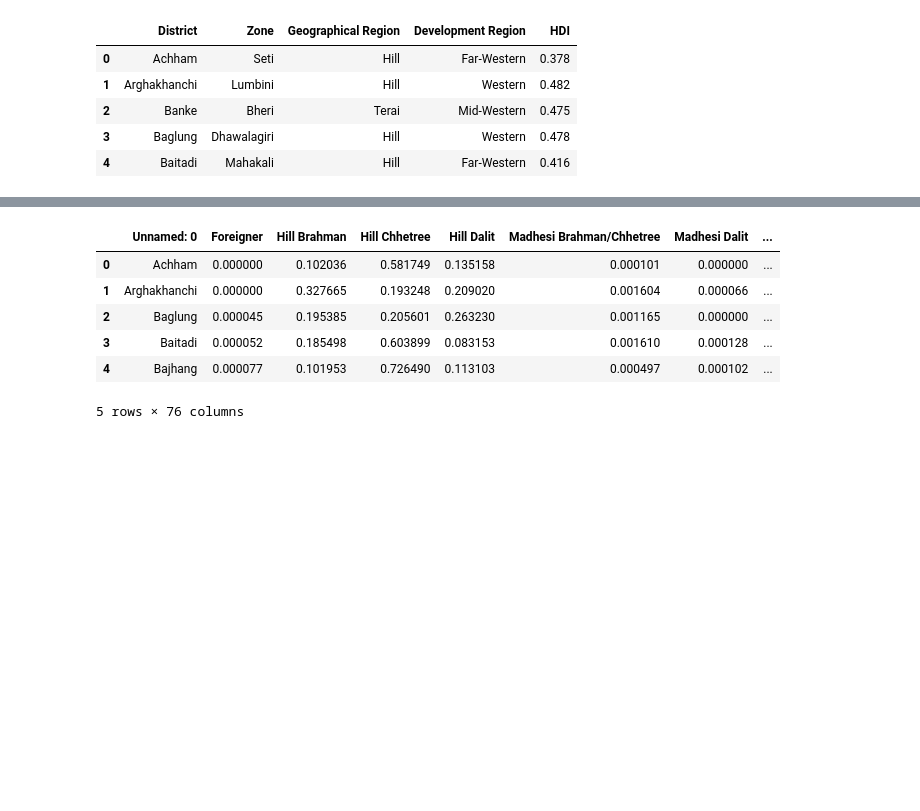
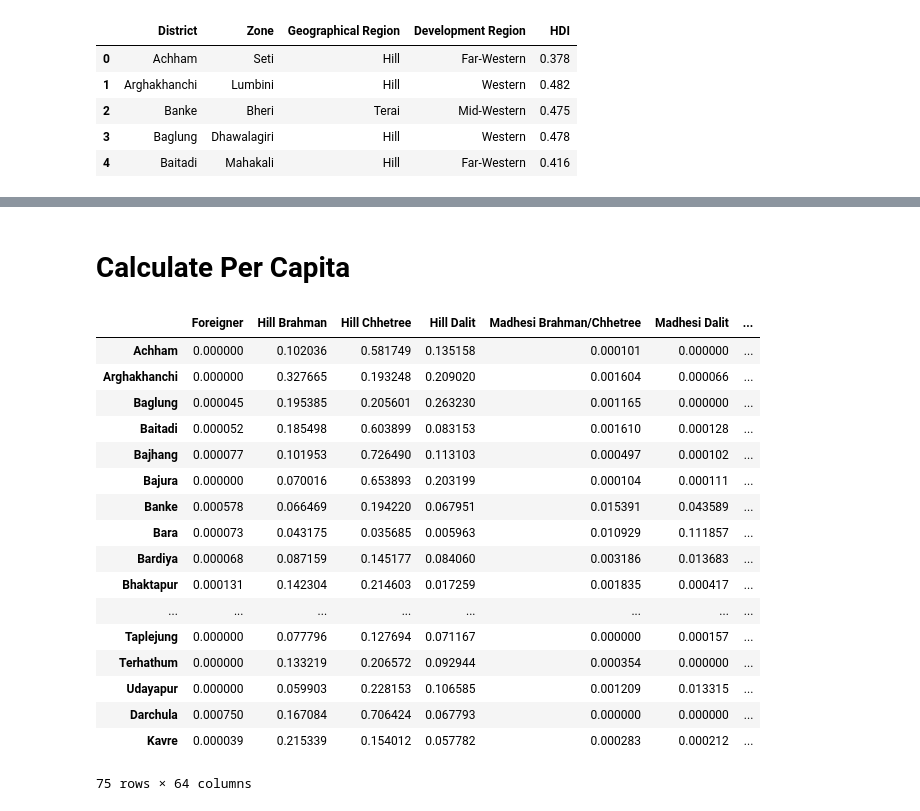
Before and after one commit to jvani/ML_Nepal, a Jupyter notebook: 01DataMunging.ipynb, the cells around one changed output, grey strips where cells are left out. Drawn from its saved outputs; the diff is of its cells as text; code cells hidden in the pictures; blank space fills up the shorter version.

```diff
--- a/01DataMunging.ipynb
+++ b/01DataMunging.ipynb
@@ -216,10 +216,0 @@ test = pd.read_csv('Data/master.csv')
-# %%
-test.head()
-# %% [output]
-|  | Unnamed: 0 | Foreigner | Hill Brahman | Hill Chhetree | Hill Dalit | Madhesi Brahman/Chhetree | Madhesi Dalit | ... |
-| 0 | Achham | 0.000000 | 0.102036 | 0.581749 | 0.135158 | 0.000101 | 0.000000 | ... |
-| 1 | Arghakhanchi | 0.000000 | 0.327665 | 0.193248 | 0.209020 | 0.001604 | 0.000066 | ... |
-| 2 | Baglung | 0.000045 | 0.195385 | 0.205601 | 0.263230 | 0.001165 | 0.000000 | ... |
-| 3 | Baitadi | 0.000052 | 0.185498 | 0.603899 | 0.083153 | 0.001610 | 0.000128 | ... |
-| 4 | Bajhang | 0.000077 | 0.101953 | 0.726490 | 0.113103 | 0.000497 | 0.000102 | ... |
-5 rows × 76 columns
@@ -225,0 +229,48 @@ test.head()
+# %% [markdown]
+# Calculate Per Capita
+# %%
+master = pd.read_csv('Data/master.csv', index_col='Unnamed: 0')
+
+# Remove unnecessary columns
+master =  master.drop(
+    ['Population', 'Standard Error of Poverty Gap', 'Standard Error of Poverty Incidence',
+     'Standard Error of Poverty Severity', 'Total Population', 'Zone', 'Geographical Region',
+     'Development Region', 'Zone.1', 'Geographical Region.1', 'Development Region.1'], axis=1)
+
+# Convert columns to float
+master['Percentage of People not expected to survive age 40'] = master['Percentage of People not expected to survive age 40'] * .01
+master['Percentage of children under age five who are malnurished'] = master['Percentage of children under age five who are malnurished'] * .01
+master['Percentage without safe water'] = master['Percentage without safe water'] * .01
+
+# Calculate per capita rates of disease/illness
+master.iloc[:,range(26, len(master.columns))] = master.iloc[:,range(26, len(master.columns))].div(master['Total Pop Census'],axis=0)
+
+# Rename columns
+master = master.rename(
+    columns={'Percentage of People not expected to survive age 40':'People not expected to survive age 40',
+             'Percentage of children under age five who are malnurished':'Children <5 years malnourished',
+             'Percentage without safe water':'Without safe water'})
+
+master = master.fillna(0)
+master.to_csv('Data/master_updated.csv')
+# %%
+master
+# %% [output]
+|  | Foreigner | Hill Brahman | Hill Chhetree | Hill Dalit | Madhesi Brahman/Chhetree | Madhesi Dalit | ... |
+| Achham | 0.000000 | 0.102036 | 0.581749 | 0.135158 | 0.000101 | 0.000000 | ... |
+| Arghakhanchi | 0.000000 | 0.327665 | 0.193248 | 0.209020 | 0.001604 | 0.000066 | ... |
+| Baglung | 0.000045 | 0.195385 | 0.205601 | 0.263230 | 0.001165 | 0.000000 | ... |
+| Baitadi | 0.000052 | 0.185498 | 0.603899 | 0.083153 | 0.001610 | 0.000128 | ... |
+| Bajhang | 0.000077 | 0.101953 | 0.726490 | 0.113103 | 0.000497 | 0.000102 | ... |
+| Bajura | 0.000000 | 0.070016 | 0.653893 | 0.203199 | 0.000104 | 0.000111 | ... |
+| Banke | 0.000578 | 0.066469 | 0.194220 | 0.067951 | 0.015391 | 0.043589 | ... |
+| Bara | 0.000073 | 0.043175 | 0.035685 | 0.005963 | 0.010929 | 0.111857 | ... |
+| Bardiya | 0.000068 | 0.087159 | 0.145177 | 0.084060 | 0.003186 | 0.013683 | ... |
+| Bhaktapur | 0.000131 | 0.142304 | 0.214603 | 0.017259 | 0.001835 | 0.000417 | ... |
+| ... | ... | ... | ... | ... | ... | ... | ... |
+| Taplejung | 0.000000 | 0.077796 | 0.127694 | 0.071167 | 0.000000 | 0.000157 | ... |
+| Terhathum | 0.000000 | 0.133219 | 0.206572 | 0.092944 | 0.000354 | 0.000000 | ... |
+| Udayapur | 0.000000 | 0.059903 | 0.228153 | 0.106585 | 0.001209 | 0.013315 | ... |
+| Darchula | 0.000750 | 0.167084 | 0.706424 | 0.067793 | 0.000000 | 0.000000 | ... |
+| Kavre | 0.000039 | 0.215339 | 0.154012 | 0.057782 | 0.000283 | 0.000212 | ... |
+75 rows × 64 columns
```
Also changed, not shown: parts of 7 cells of this notebook, 3 other files.
